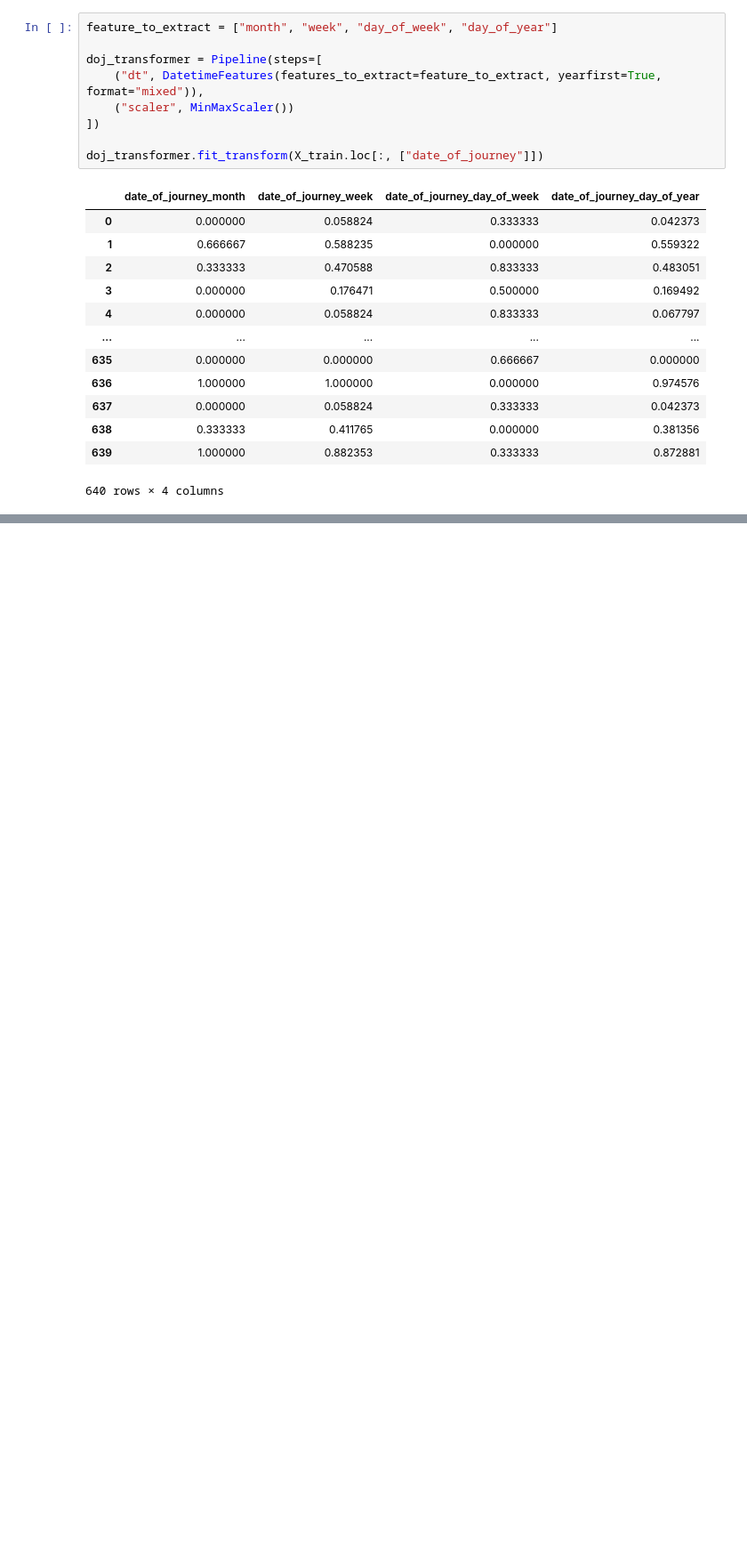
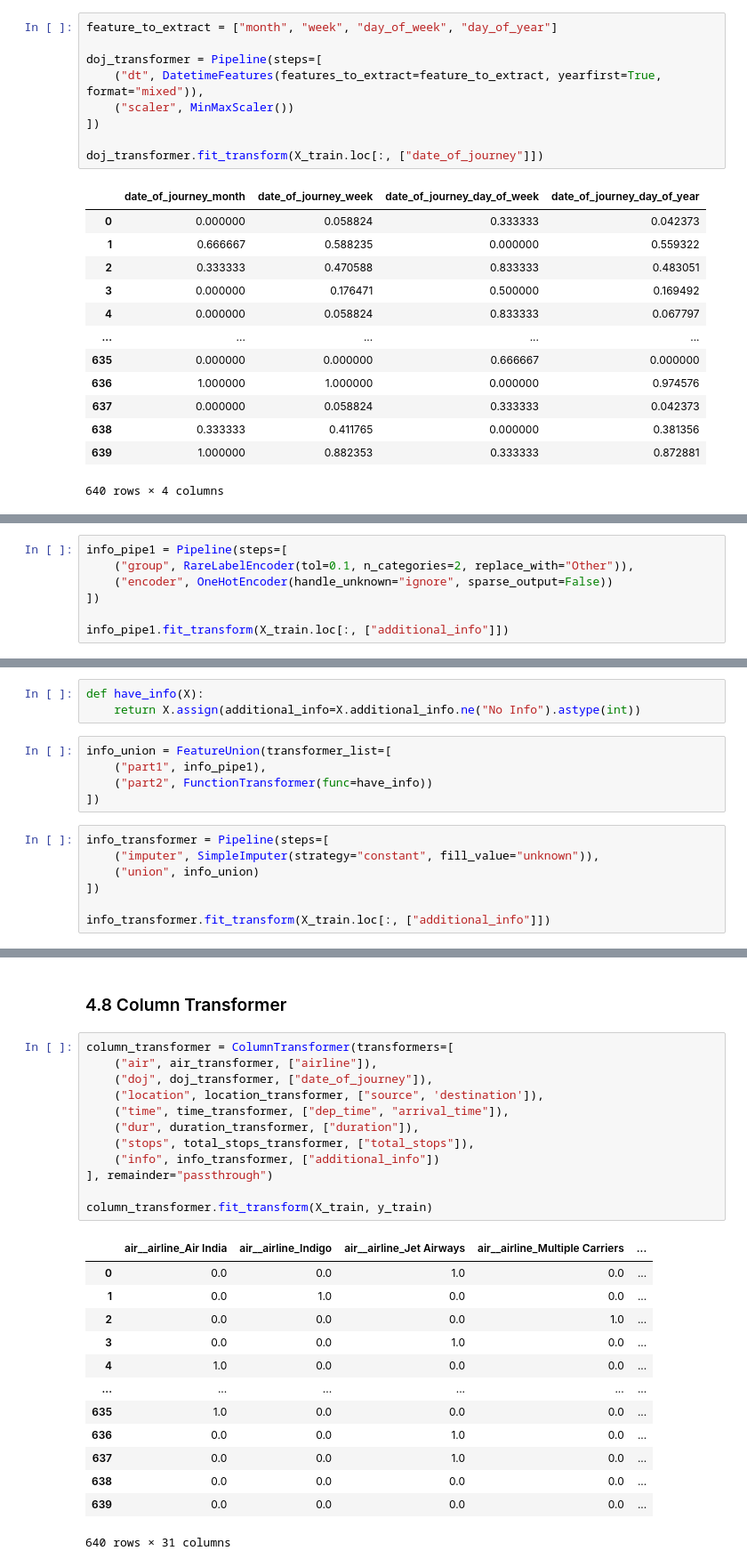
Before and after one commit to RahulSaini789/flight-price-prediction, a Jupyter notebook: notebook/feature-engineering.ipynb, the cells around one changed output, grey strips where cells are left out. Shown: that part at 89% size. Cells and saved outputs as stored; diff of their text form; blank space fills up the shorter version.

```diff
--- a/notebook/feature-engineering.ipynb
+++ b/notebook/feature-engineering.ipynb
@@ -159,0 +624,7 @@ doj_transformer.fit_transform(X_train.loc[:, ["date_of_journey"]])
+# %%
+info_pipe1 = Pipeline(steps=[
+	("group", RareLabelEncoder(tol=0.1, n_categories=2, replace_with="Other")),
+	("encoder", OneHotEncoder(handle_unknown="ignore", sparse_output=False))
+])
+
+info_pipe1.fit_transform(X_train.loc[:, ["additional_info"]])
@@ -159,0 +645,15 @@ doj_transformer.fit_transform(X_train.loc[:, ["date_of_journey"]])
+# %%
+def have_info(X):
+	return X.assign(additional_info=X.additional_info.ne("No Info").astype(int))
+# %%
+info_union = FeatureUnion(transformer_list=[
+	("part1", info_pipe1),
+	("part2", FunctionTransformer(func=have_info))
+])
+# %%
+info_transformer = Pipeline(steps=[
+	("imputer", SimpleImputer(strategy="constant", fill_value="unknown")),
+	("union", info_union)
+])
+
+info_transformer.fit_transform(X_train.loc[:, ["additional_info"]])
@@ -159,0 +674,28 @@ doj_transformer.fit_transform(X_train.loc[:, ["date_of_journey"]])
+# %% [markdown]
+### 4.8 Column Transformer
+# %%
+column_transformer = ColumnTransformer(transformers=[
+	("air", air_transformer, ["airline"]),
+	("doj", doj_transformer, ["date_of_journey"]),
+	("location", location_transformer, ["source", 'destination']),
+	("time", time_transformer, ["dep_time", "arrival_time"]),
+	("dur", duration_transformer, ["duration"]),
+	("stops", total_stops_transformer, ["total_stops"]),
+	("info", info_transformer, ["additional_info"])
+], remainder="passthrough")
+
+column_transformer.fit_transform(X_train, y_train)
+# %% [output]
+|  | air__airline_Air India | air__airline_Indigo | air__airline_Jet Airways | air__airline_Multiple Carriers | ... |
+| 0 | 0.0 | 0.0 | 1.0 | 0.0 | ... |
+| 1 | 0.0 | 1.0 | 0.0 | 0.0 | ... |
+| 2 | 0.0 | 0.0 | 0.0 | 1.0 | ... |
+| 3 | 0.0 | 0.0 | 1.0 | 0.0 | ... |
+| 4 | 1.0 | 0.0 | 0.0 | 0.0 | ... |
+| ... | ... | ... | ... | ... | ... |
+| 635 | 1.0 | 0.0 | 0.0 | 0.0 | ... |
+| 636 | 0.0 | 0.0 | 1.0 | 0.0 | ... |
+| 637 | 0.0 | 0.0 | 1.0 | 0.0 | ... |
+| 638 | 0.0 | 0.0 | 0.0 | 0.0 | ... |
+| 639 | 0.0 | 0.0 | 0.0 | 0.0 | ... |
+640 rows × 31 columns
```
Also changed, not shown: parts of 30 cells of this notebook.
